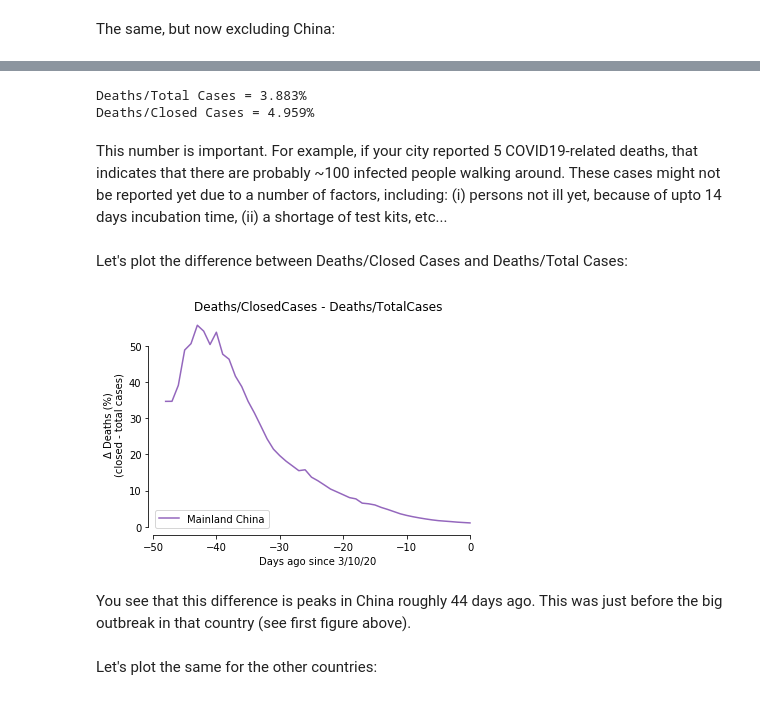
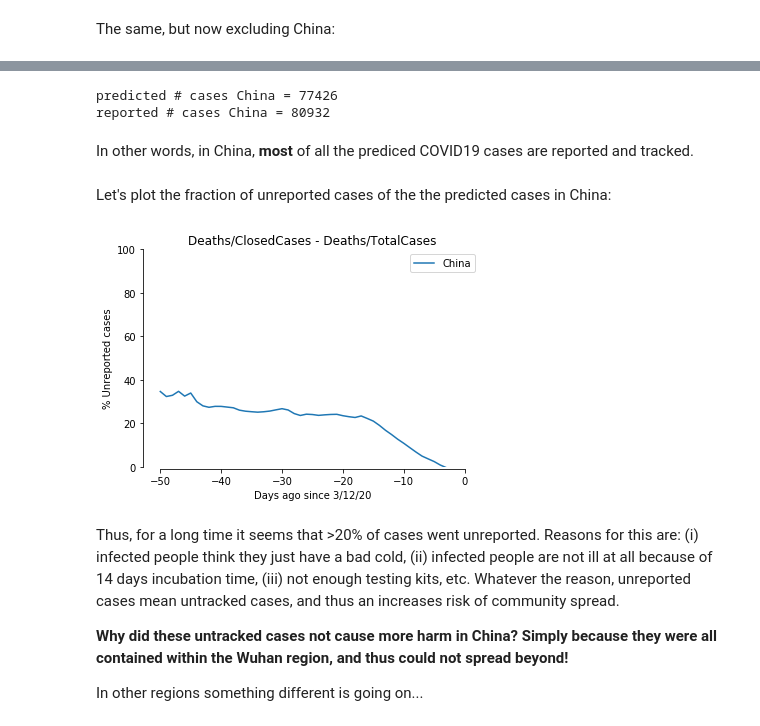
Before and after one commit to jwdegee/py_covid19, a Jupyter notebook: covid19.ipynb, the cells around one changed output, grey strips where cells are left out. Cells and saved outputs as stored; diff of their text form; code cells hidden in the pictures.

```diff
--- a/covid19.ipynb
+++ b/covid19.ipynb
@@ -85,0 +83,5 @@ Plot these metrics for China:
+# %%
+mortality_total = df_d.iloc[-1].sum() / df.iloc[-1].sum() * 100
+mortality_closed = df_d.iloc[-1].sum() / (df_c.iloc[-1].sum()) * 100
+print('mortality rate total = {}%'.format(round(mortality_total, 3)))
+print('mortality rate closed = {}%'.format(round(mortality_closed, 3)))
@@ -86,8 +95,10 @@ Plot these metrics for China:
 # %%
+df_m_total = (df_d/df*100)
+df_m_closed = (df_d/df_c*100)
 for country, color in zip(country_list, colors):
-    if (country == 'Mainland China'):
-        plt.plot(df_d_f_closed.loc[:,country], color=color, label=country + ' - Deaths/Closed Cases')
-        plt.plot(df_d_f_total.loc[:,country], ls='--', color=color, label=country + ' - Deaths/Total Cases')
+    if (country == 'China'):
+        plt.plot(df_m_closed.loc[:,country], color=color, label=country + ' - mortality of total cases')
+        plt.plot(df_m_total.loc[:,country], ls='--', color=color, label=country + ' - mortiality of closed cases')
 plt.legend()
 plt.title('Deaths/ClosedCases & Deaths/TotalCases')
 plt.xlabel('Days ago since {}'.format(last_date))
@@ -103,0 +111,3 @@ We also see that fatality rate of COVID19 *in China* is roughly 3 to 5%. To be p
+# %%
+mortality = (mortality_total + mortality_closed) / 2
+print(mortality)
@@ -103,0 +122,4 @@ We also see that fatality rate of COVID19 *in China* is roughly 3 to 5%. To be p
+# %%
+df_d_predicted = df_d + (df_o / (100 / mortality))
+df_predicted = (df_d_predicted * (100 / mortality))
+df_predicted.tail()
@@ -104,31 +136,30 @@ We also see that fatality rate of COVID19 *in China* is roughly 3 to 5%. To be p
 # %%
-print('Deaths/Total Cases = {}%'.format(round(df_d_f_total['Mainland China'].iloc[-1],3)))
-print('Deaths/Closed Cases = {}%'.format(round(df_d_f_closed['Mainland China'].iloc[-1],3)))
+print('predicted # cases China = {}'.format(int(df_predicted['China'].iloc[-1])))
+print('reported # cases China = {}'.format(df['China'].iloc[-1]))
 # %% [output]
-Deaths/Total Cases = 3.883%
-Deaths/Closed Cases = 4.959%
+predicted # cases China = 77426
+reported # cases China = 80932
-# %% [markdown]
-This number is important. For example, if your city reported 5 COVID19-related deaths, that indicates that there are probably ~100 infected people walking around. These cases might not be reported yet due to a number of factors, including: (i) persons not ill yet, because of upto 14 days incubation time, (ii) a shortage of test kits, etc...
-# %% [markdown]
-Let's plot the difference between Deaths/Closed Cases and Deaths/Total Cases:
+# %% [markdown]
+In other words, in China, **most** of all the prediced COVID19 cases are reported and tracked.
+# %% [markdown]
+Let's plot the fraction of unreported cases of the the predicted cases in China:
 # %%
+df_reported = 100 - (df / df_predicted * 100)
 for country, color in zip(country_list, colors):
-    if (country == 'Mainland China'):
-        plt.plot(df_d_f_closed.loc[:,country]-df_d_f_total.loc[:,country], color=color, label=country)
-plt.legend(loc=3)
+    if country == 'China':
+        plt.plot(df_reported.loc[:,country], color=color, label=country)
+plt.legend()
 plt.title('Deaths/ClosedCases - Deaths/TotalCases')
 plt.xlabel('Days ago since {}'.format(last_date))
-plt.ylabel('Δ Deaths (%)\n(closed - total cases)')
-# plt.twinx()
-# for country, color in zip(country_list, colors):
-#     if (country == 'Mainland China'):
-#         plt.plot(df_c.loc[:,country], color=color)
-# plt.ylabel('Cases (#)')
+plt.ylabel('% Unreported cases')
+plt.ylim(0,100)
 sns.despine(offset=2, trim=True)
 # %% [output]
-[figure, old version]
+[figure, new version]
-# %% [markdown]
-You see that this difference is peaks in China roughly 44 days ago. This was just before the big outbreak in that country (see first figure above).
-# %% [markdown]
-Let's plot the same for the other countries:
+# %% [markdown]
+Thus, for a long time it seems that >20% of cases went unreported. Reasons for this are: (i) infected people think they just have a bad cold, (ii) infected people are not ill at all because of 14 days incubation time, (iii) not enough testing kits, etc. Whatever the reason, unreported cases mean untracked cases, and thus an increases risk of community spread.
+
+**Why did these untracked cases not cause more harm in China? Simply because they were all contained within the Wuhan region, and thus could not spread beyond!**
+
+In other regions something different is going on...
 # %%
```
Also changed, not shown: parts of 26 cells of this notebook.
